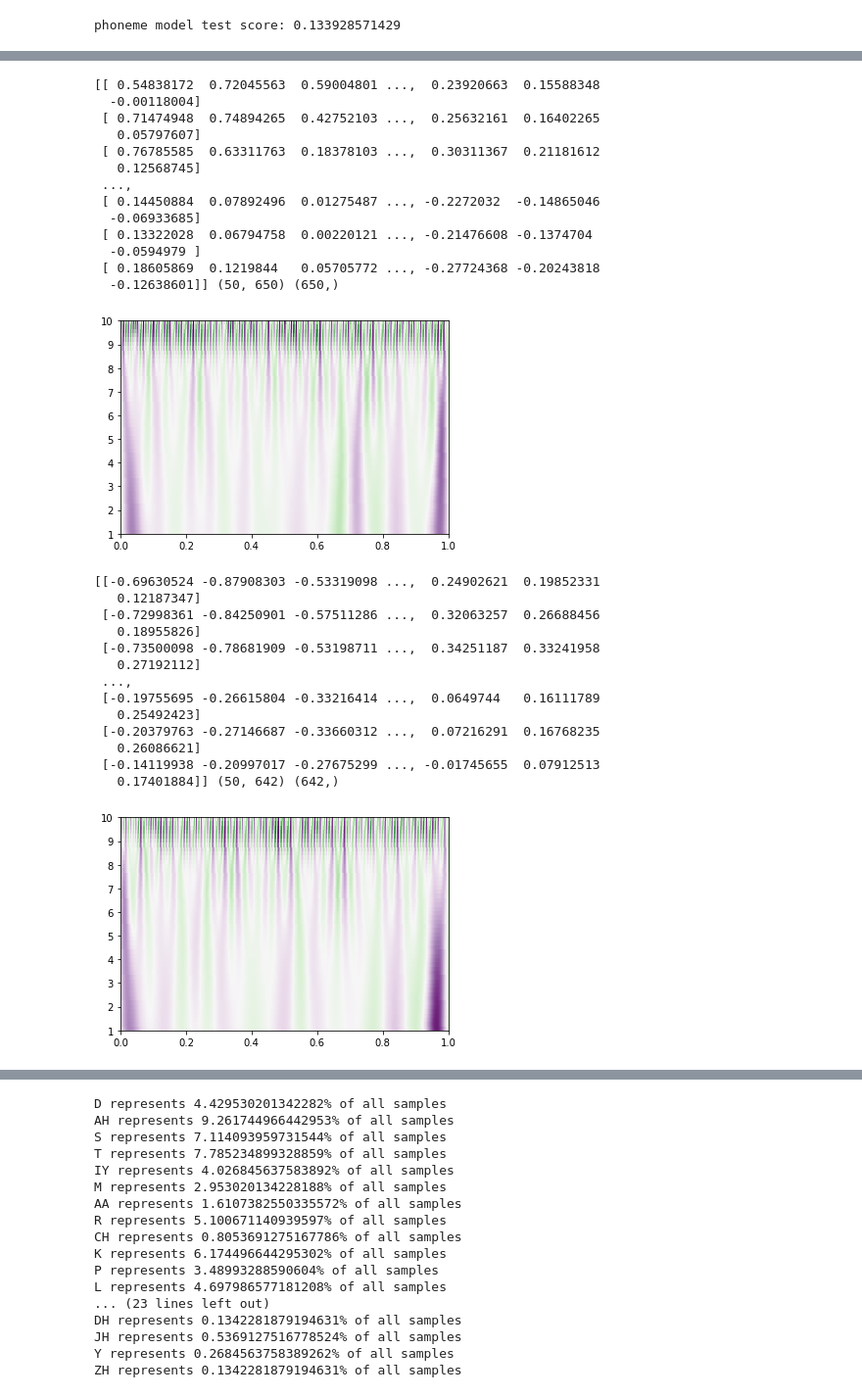
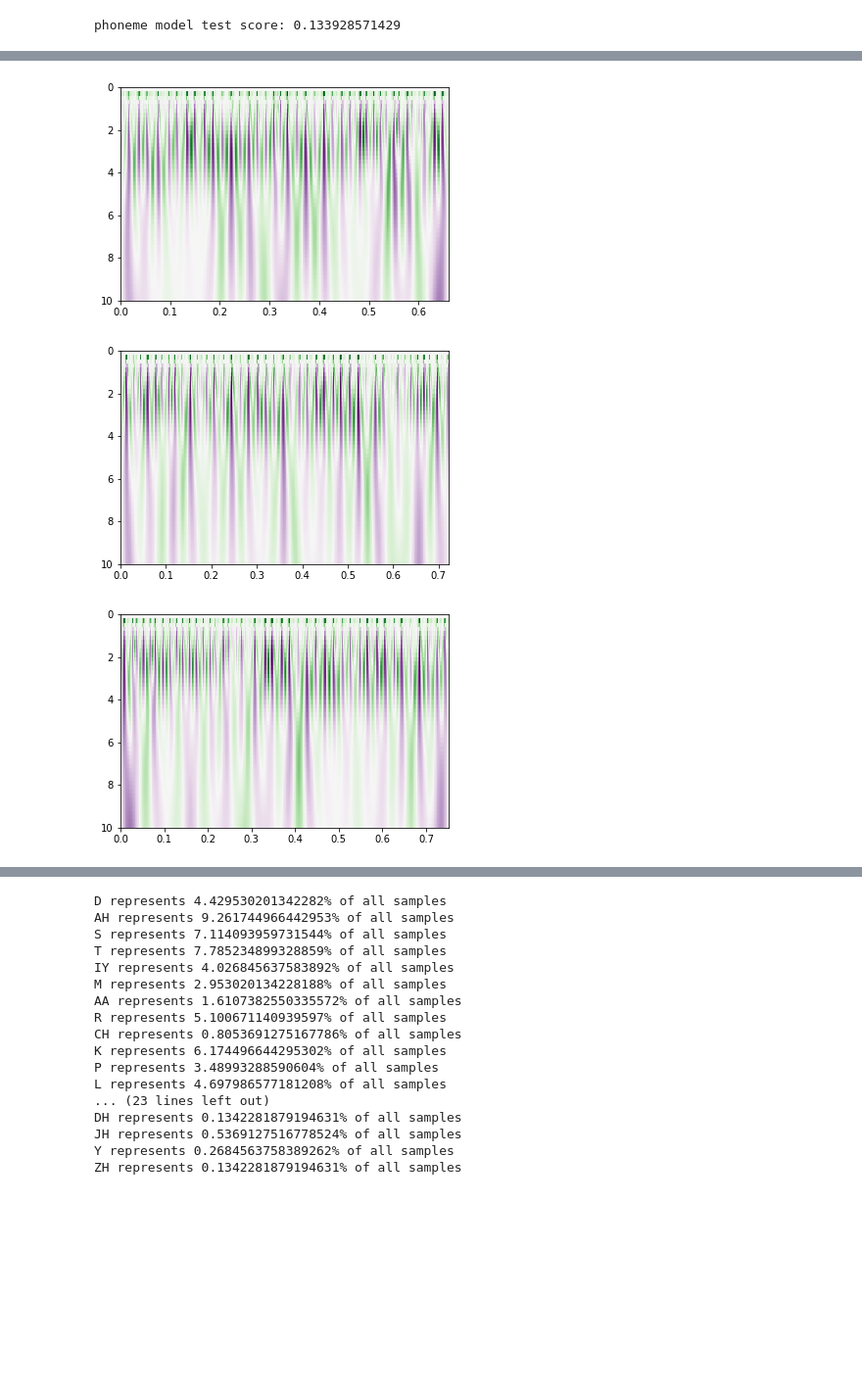
Before and after one commit to bwc126/MLND-Subvocal, a Jupyter notebook: Subvocal.ipynb, the cells around one changed output, grey strips where cells are left out. Shown at 98% size. Saved outputs shown, nothing was run; the diff lists cells and outputs as text; code cells hidden in the pictures; blank space fills up the shorter version.

```diff
--- a/Subvocal.ipynb
+++ b/Subvocal.ipynb
@@ -404,44 +409,34 @@ print(wt_out_frame.head())
-# %%
-sig2 = singles_3['stereotyped']['voltage']
-# widths = np.linspace(0.005,10)
-wt_out2 = signal.cwt(sig2, signal.ricker, widths)
-print (wt_out2, wt_out2.shape, sig2.shape)
-plt.imshow(wt_out2, extent=[0, 1, 1, 10],cmap='PRGn',aspect='auto',vmax=abs(wt_out2).max(), vmin=-abs(wt_out2).max())
-plt.show()
-# %% [output]
-[[ 0.54838172  0.72045563  0.59004801 ...,  0.23920663  0.15588348
-  -0.00118004]
- [ 0.71474948  0.74894265  0.42752103 ...,  0.25632161  0.16402265
-   0.05797607]
- [ 0.76785585  0.63311763  0.18378103 ...,  0.30311367  0.21181612
-   0.12568745]
- ...,
- [ 0.14450884  0.07892496  0.01275487 ..., -0.2272032  -0.14865046
-  -0.06933685]
- [ 0.13322028  0.06794758  0.00220121 ..., -0.21476608 -0.1374704
-  -0.0594979 ]
- [ 0.18605869  0.1219844   0.05705772 ..., -0.27724368 -0.20243818
-  -0.12638601]] (50, 650) (650,)
-[figure, removed]
-# %%
-sig3 = singles_1['weather']['voltage']
-# widths = np.linspace(0.005,10)
-wt_out3 = signal.cwt(sig3, signal.ricker, widths)
-print (wt_out3, wt_out3.shape, sig3.shape)
-plt.imshow(wt_out3, extent=[0, 1, 1, 10],cmap='PRGn',aspect='auto',vmax=abs(wt_out3).max(), vmin=-abs(wt_out3).max())
-plt.show()
-# %% [output]
-[[-0.69630524 -0.87908303 -0.53319098 ...,  0.24902621  0.19852331
-   0.12187347]
- [-0.72998361 -0.84250901 -0.57511286 ...,  0.32063257  0.26688456
-   0.18955826]
- [-0.73500098 -0.78681909 -0.53198711 ...,  0.34251187  0.33241958
-   0.27192112]
- ...,
- [-0.19755695 -0.26615804 -0.33216414 ...,  0.0649744   0.16111789
-   0.25492423]
- [-0.20379763 -0.27146687 -0.33660312 ...,  0.07216291  0.16768235
-   0.26086621]
- [-0.14119938 -0.20997017 -0.27675299 ..., -0.01745655  0.07912513
-   0.17401884]] (50, 642) (642,)
-[figure, removed]
+# %%
+sig = singles_1['aspiring']['voltage']
+length = len(sig)
+dur = singles_1['aspiring']['time'][length-1]
+widths = np.linspace(.01,10,50)
+wt_out = signal.cwt(sig, signal.ricker, widths)
+# print (wt_out, wt_out.shape)
+plt.imshow(wt_out, extent=[0, dur, 10, .01],cmap='PRGn',aspect='auto',vmax=abs(wt_out).max(), vmin=-abs(wt_out).max())
+plt.show()
+wt_out_frame = pandas.DataFrame(wt_out).T
+# print(wt_out_frame.head())
+sig = singles_2['aspiring']['voltage']
+length = len(sig)
+dur = singles_2['aspiring']['time'][length-1]
+widths = np.linspace(.01,10,50)
+wt_out = signal.cwt(sig, signal.ricker, widths)
+# print (wt_out, wt_out.shape)
+plt.imshow(wt_out, extent=[0, dur, 10, .01],cmap='PRGn',aspect='auto',vmax=abs(wt_out).max(), vmin=-abs(wt_out).max())
+plt.show()
+wt_out_frame = pandas.DataFrame(wt_out).T
+
+sig = singles_3['aspiring']['voltage']
+length = len(sig)
+dur = singles_3['aspiring']['time'][length-1]
+widths = np.linspace(.01,10,50)
+wt_out = signal.cwt(sig, signal.ricker, widths)
+# print (wt_out, wt_out.shape)
+plt.imshow(wt_out, extent=[0, dur, 10, .01],cmap='PRGn',aspect='auto',vmax=abs(wt_out).max(), vmin=-abs(wt_out).max())
+plt.show()
+wt_out_frame = pandas.DataFrame(wt_out).T
+# %% [output]
+[figure, added]
+[figure, added]
+[figure, added]
```
Also changed, not shown: parts of 15 cells of this notebook.
